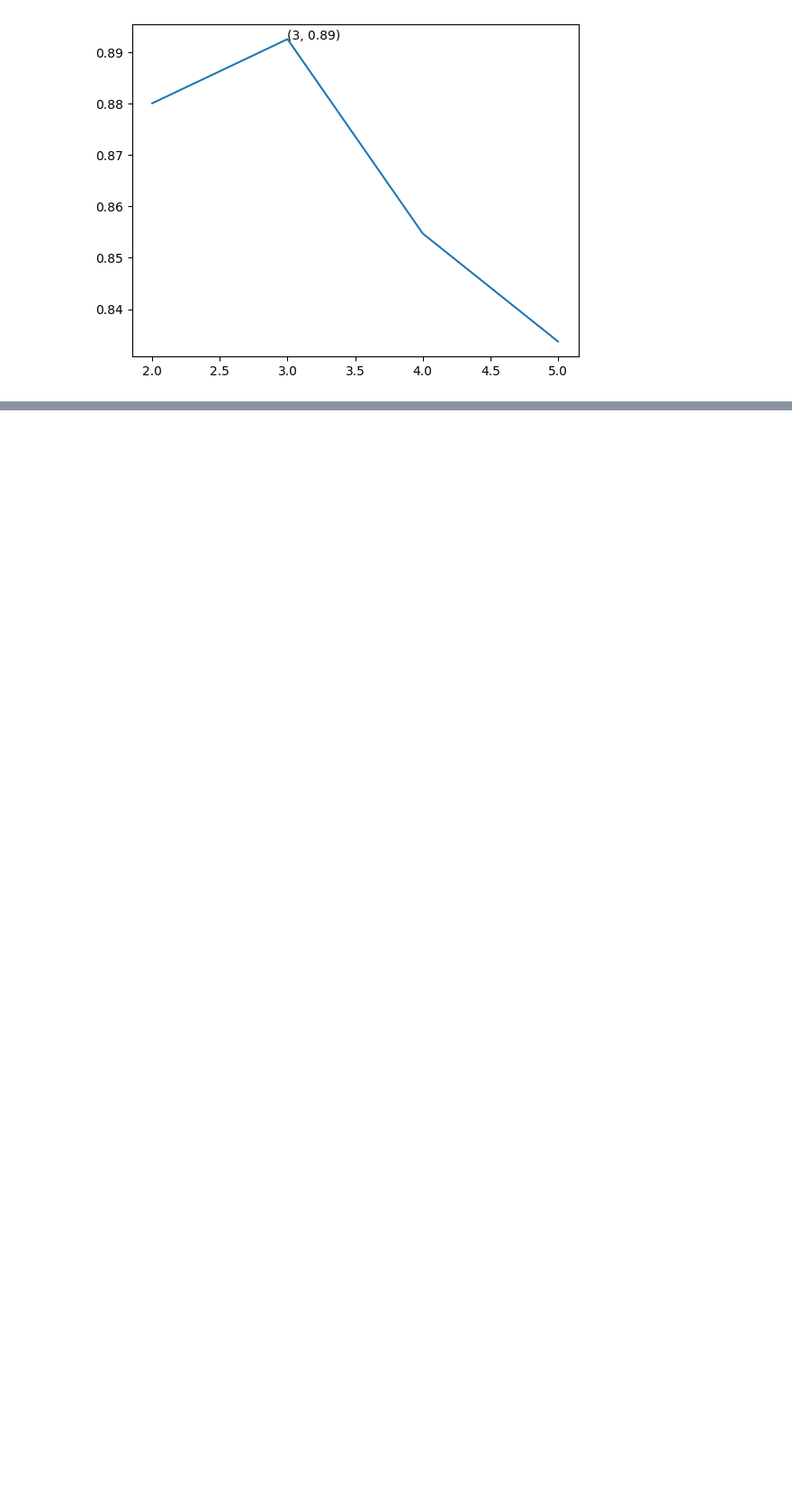
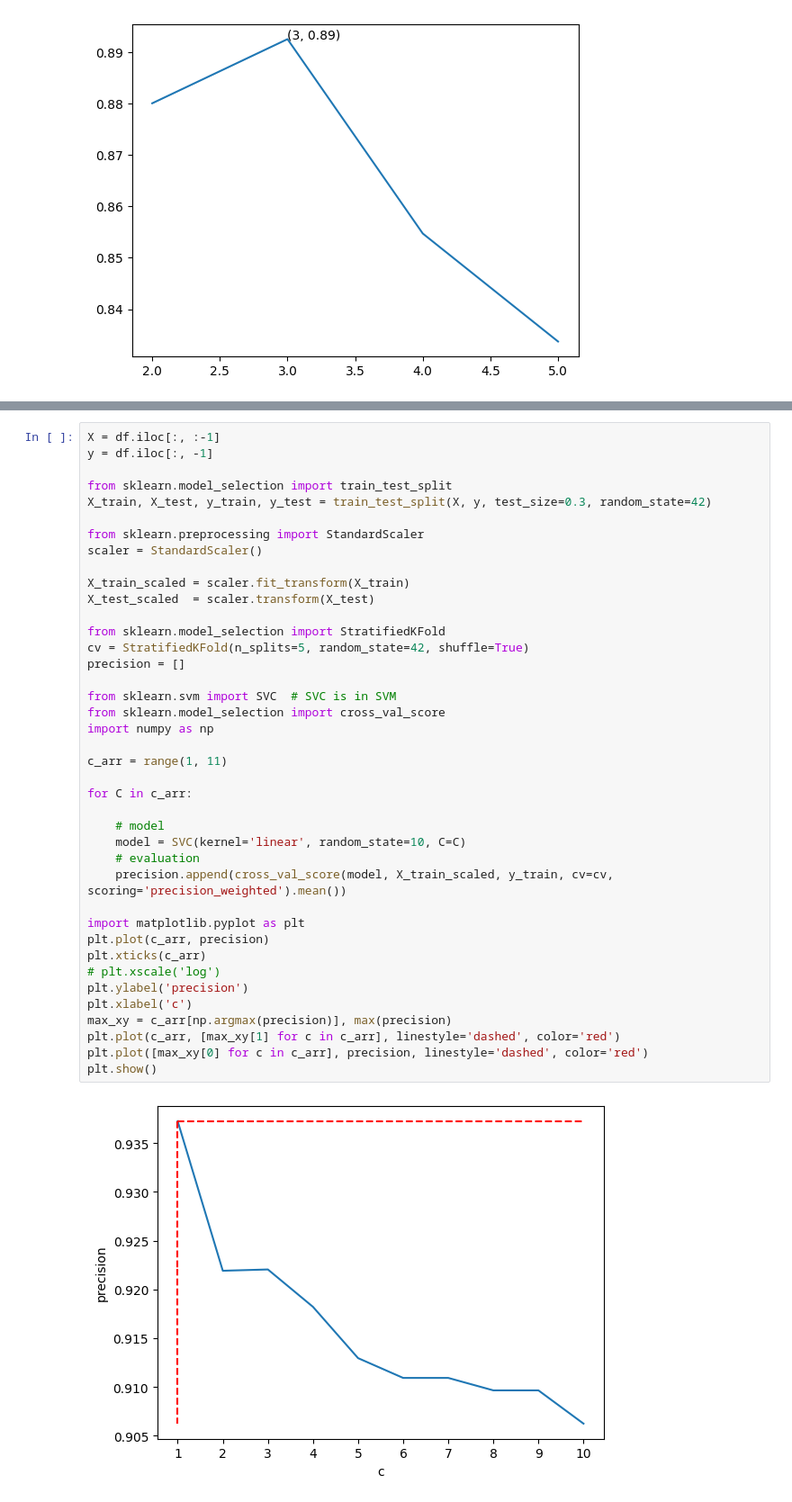
Before and after one commit to ravikumargrk/assignments, a Jupyter notebook: 20241128-svm.ipynb, the cells around one changed output, grey strips where cells are left out. Shown at 90% size. Cells and saved outputs as stored; diff of their text form; blank space fills up the shorter version.

```diff
--- a/20241128-svm.ipynb
+++ b/20241128-svm.ipynb
@@ -145,0 +185,42 @@ plt.show()
+# %%
+X = df.iloc[:, :-1]
+y = df.iloc[:, -1]
+
+from sklearn.model_selection import train_test_split
+X_train, X_test, y_train, y_test = train_test_split(X, y, test_size=0.3, random_state=42)
+
+from sklearn.preprocessing import StandardScaler
+scaler = StandardScaler()
+
+X_train_scaled = scaler.fit_transform(X_train)
+X_test_scaled  = scaler.transform(X_test)
+
+from sklearn.model_selection import StratifiedKFold
+cv = StratifiedKFold(n_splits=5, random_state=42, shuffle=True)
+precision = []
+
+from sklearn.svm import SVC  # SVC is in SVM
+from sklearn.model_selection import cross_val_score
+import numpy as np
+
+c_arr = range(1, 11)
+
+for C in c_arr:
+
+    # model
+    model = SVC(kernel='linear', random_state=10, C=C)
+    # evaluation
+    precision.append(cross_val_score(model, X_train_scaled, y_train, cv=cv, scoring='precision_weighted').mean())
+
+import matplotlib.pyplot as plt
+plt.plot(c_arr, precision)
+plt.xticks(c_arr)
+# plt.xscale('log')
+plt.ylabel('precision')
+plt.xlabel('c')
+max_xy = c_arr[np.argmax(precision)], max(precision)
+plt.plot(c_arr, [max_xy[1] for c in c_arr], linestyle='dashed', color='red')
+plt.plot([max_xy[0] for c in c_arr], precision, linestyle='dashed', color='red')
+plt.show()
+# %% [output]
+[figure, added]
```
Also changed, not shown: parts of 6 cells of this notebook.
